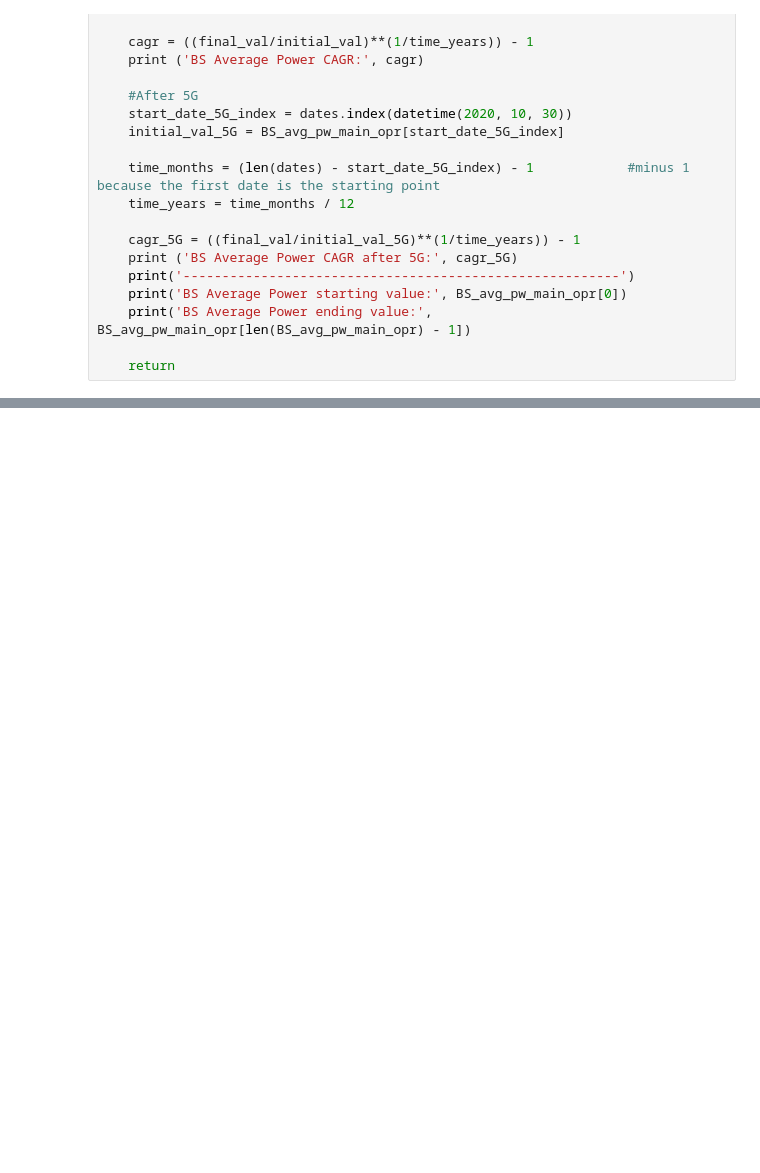
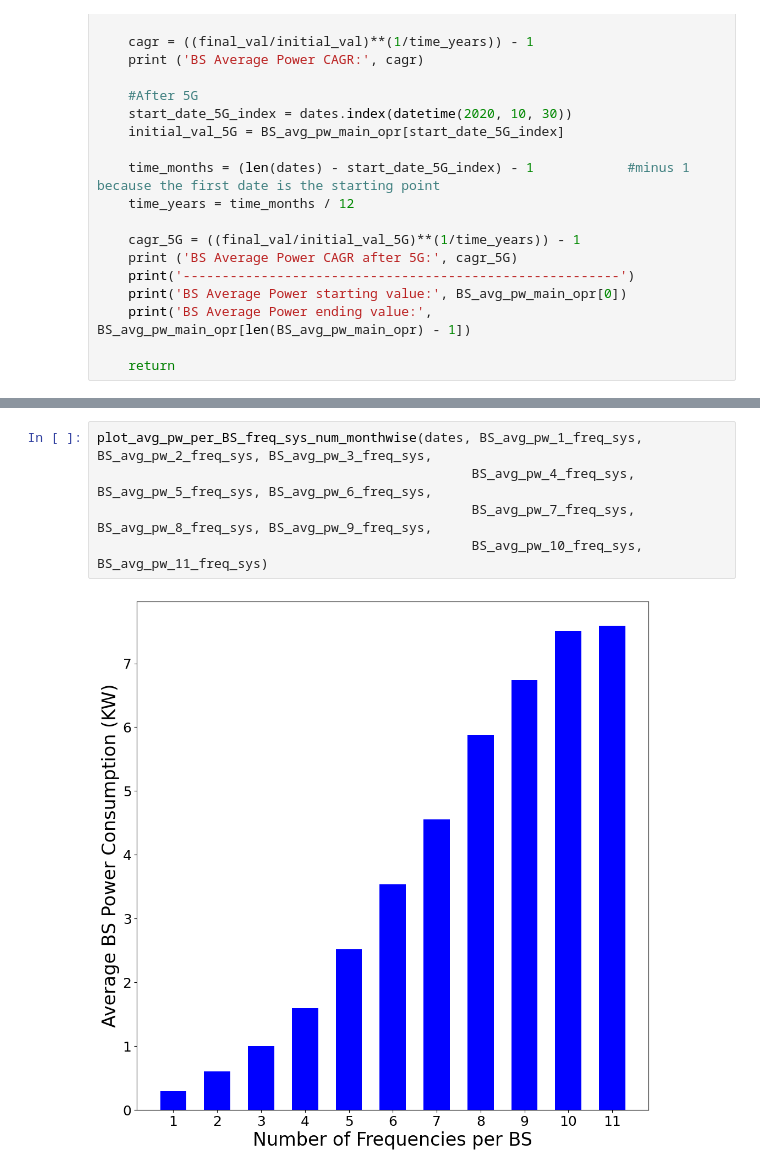
Before and after one commit to Jimmy586/Cellular_Base_Stations_Power_Consumption_Analysis, a Jupyter notebook: ANFR_Dataset_Processing_Codes.ipynb, the cells around one changed output, grey strips where cells are left out. Drawn from its saved outputs; the diff is of its cells as text; blank space fills up the shorter version.

```diff
--- a/ANFR_Dataset_Processing_Codes.ipynb
+++ b/ANFR_Dataset_Processing_Codes.ipynb
@@ -1344,0 +1361,7 @@ for file in processed_files:
+# %%
+plot_avg_pw_per_BS_freq_sys_num_monthwise(dates, BS_avg_pw_1_freq_sys, BS_avg_pw_2_freq_sys, BS_avg_pw_3_freq_sys,
+                                                BS_avg_pw_4_freq_sys, BS_avg_pw_5_freq_sys, BS_avg_pw_6_freq_sys,
+                                                BS_avg_pw_7_freq_sys, BS_avg_pw_8_freq_sys, BS_avg_pw_9_freq_sys,
+                                                BS_avg_pw_10_freq_sys, BS_avg_pw_11_freq_sys)
+# %% [output]
+[figure, added]
```
Also changed, not shown: parts of 9 cells of this notebook, 2 other files.
